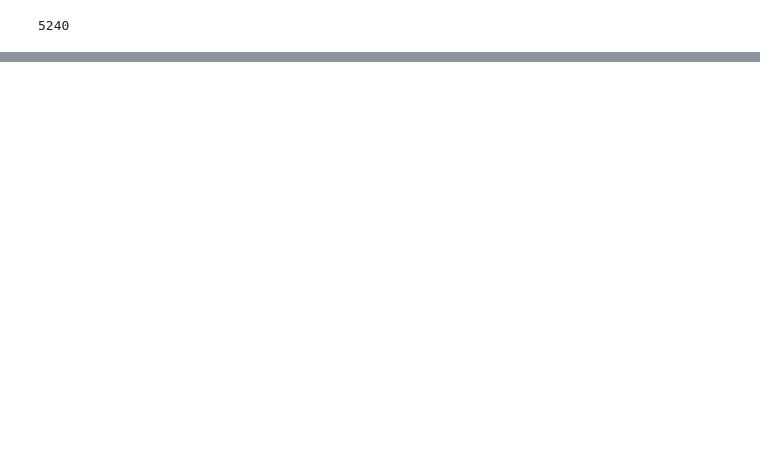
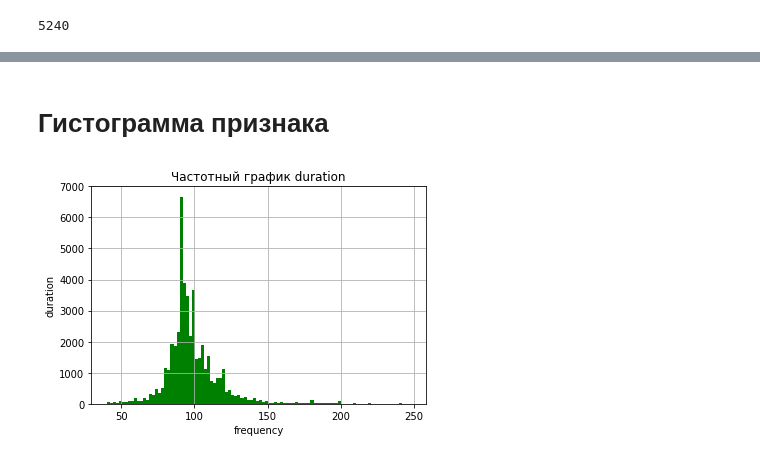
Before and after one commit to radmir02/-, a Jupyter notebook: lab1SAD.ipynb, the cells around one changed output, grey strips where cells are left out. Cells and saved outputs as stored; diff of their text form; code cells hidden in the pictures; blank space fills up the shorter version.

```diff
--- a/lab1SAD.ipynb
+++ b/lab1SAD.ipynb
@@ -111,0 +127,13 @@ print(duration_range)
+# %% [markdown]
+# **Гистограмма** **признака**
+# %%
+# plt.hist - строит частотный график выборки, разбивая значения выборки на равные интервалы
+n, bins, patches = plt.hist(duration[duration < 250], 100, facecolor='g')
+
+plt.xlabel('frequency')
+plt.ylabel('duration')
+plt.title('Частотный график duration')
+plt.grid(True)
+plt.show()
+# %% [output]
+[figure, added]
```
Also changed, not shown: parts of 14 cells of this notebook.
